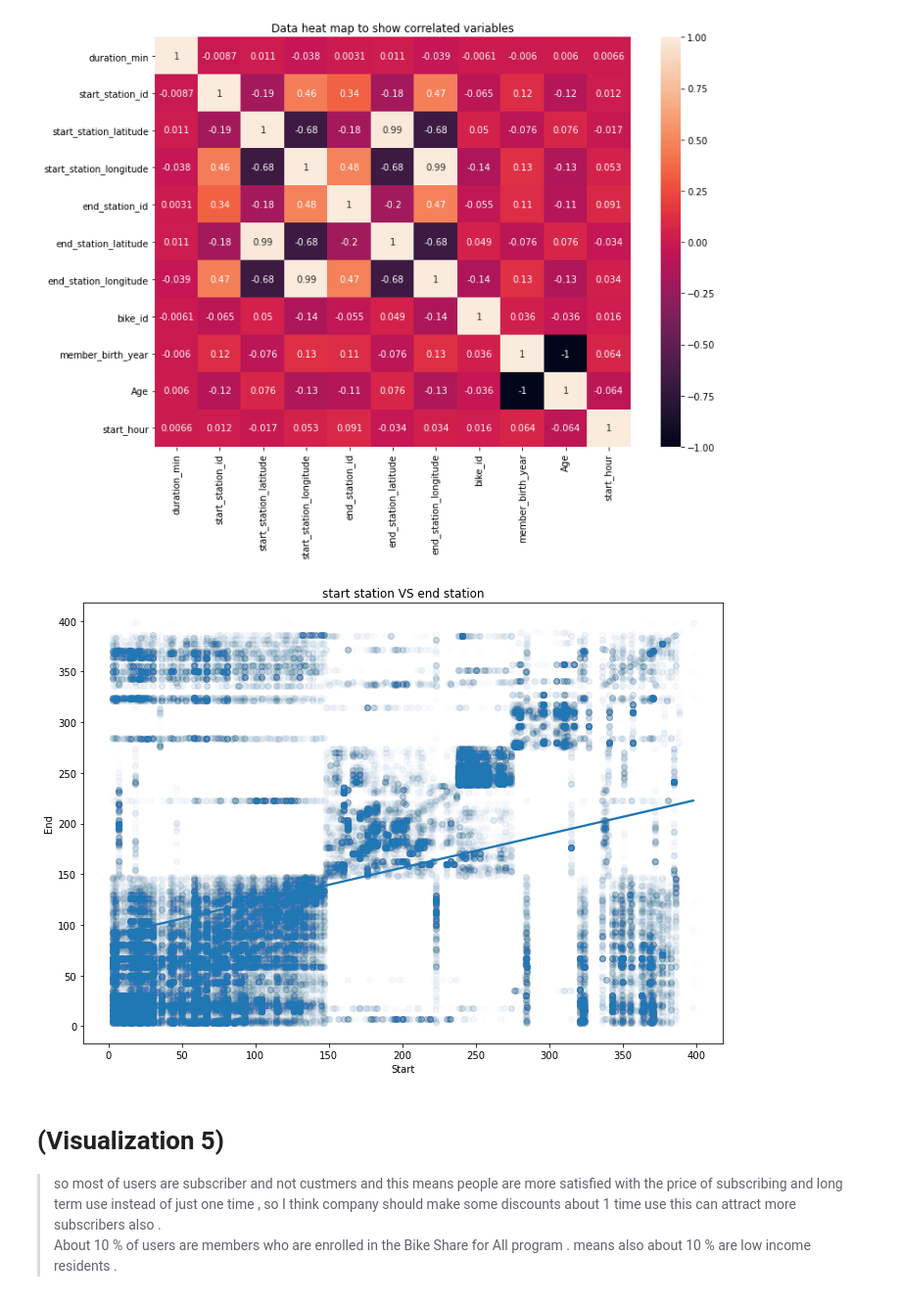
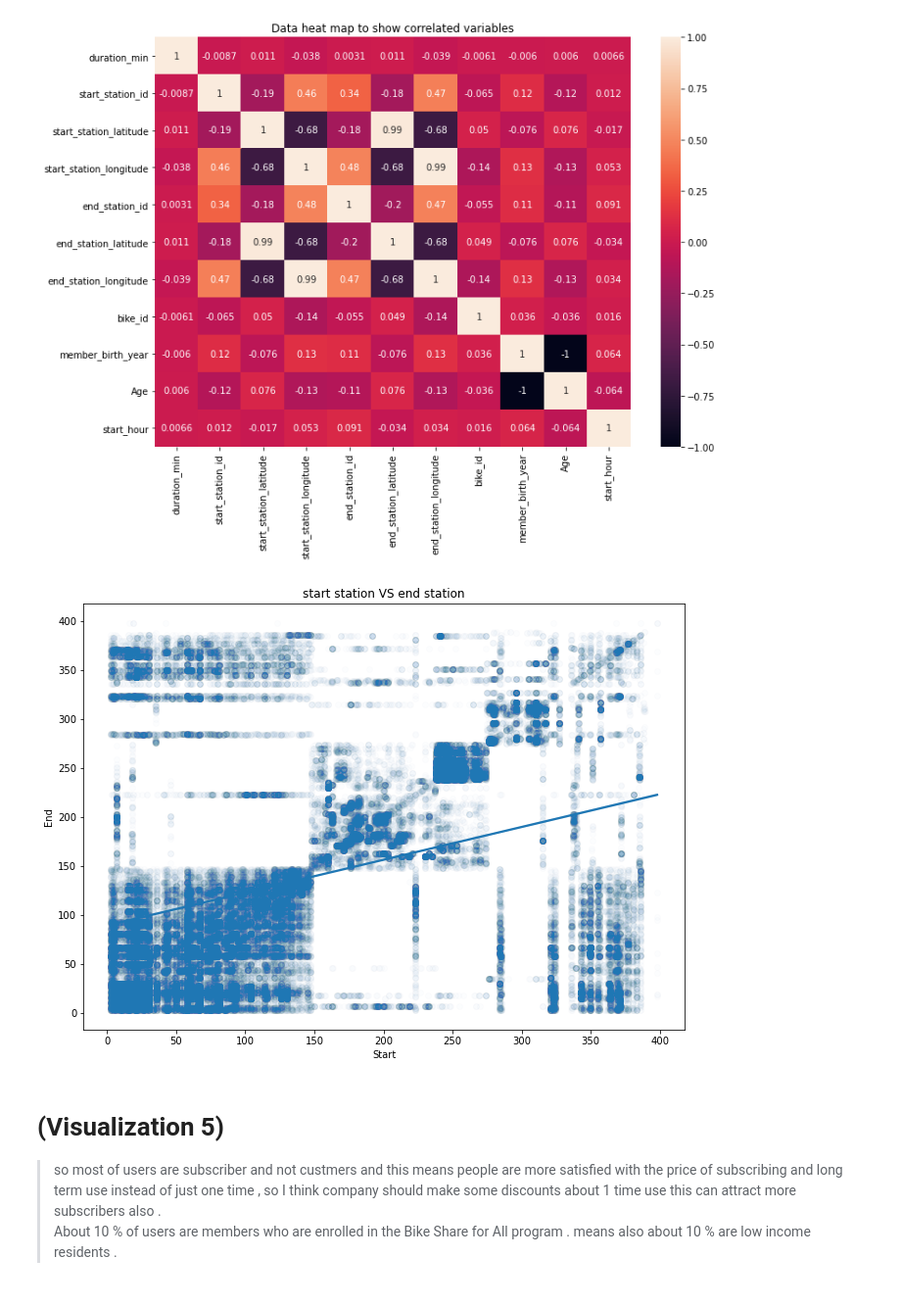
Before and after one commit to Theabdelkader/Communicate-Data-Findings-Ford-GoBike-System, a Jupyter notebook: slide_deck_template.ipynb, the cells around one changed output. Shown at 98% size. Cells and saved outputs as stored; diff of their text form; code cells hidden in the pictures.

```diff
--- a/slide_deck_template.ipynb
+++ b/slide_deck_template.ipynb
@@ -124,14 +124,14 @@ plt.title('Data heat map to show correlated variables');
 [figure]
 # %%
 # after adding Jitter and transparenc as required
-plt.figure(figsize=[ 11.69, 8.27])
+plt.figure(figsize=[ 11, 8])
 
 sb.regplot(data = duration_min_lessthan_hour, x = 'start_station_id', y = 'end_station_id', x_jitter =0.2, scatter_kws = {'alpha' : 1/90});
 plt.title("start station VS end station")
 plt.xlabel('Start');
 plt.ylabel('End');
 # %% [output]
-[figure, old version]
+[figure, new version]
 # %% [markdown]
 # (Visualization 5)
 > so most of users are subscriber and not custmers and this means people are more satisfied with the price of subscribing and long term use instead of just one time , so I think company should make some discounts about 1 time use this can attract more subscribers also .<br>
```
Also changed, not shown: parts of 1 cell of this notebook, 1 other file.
